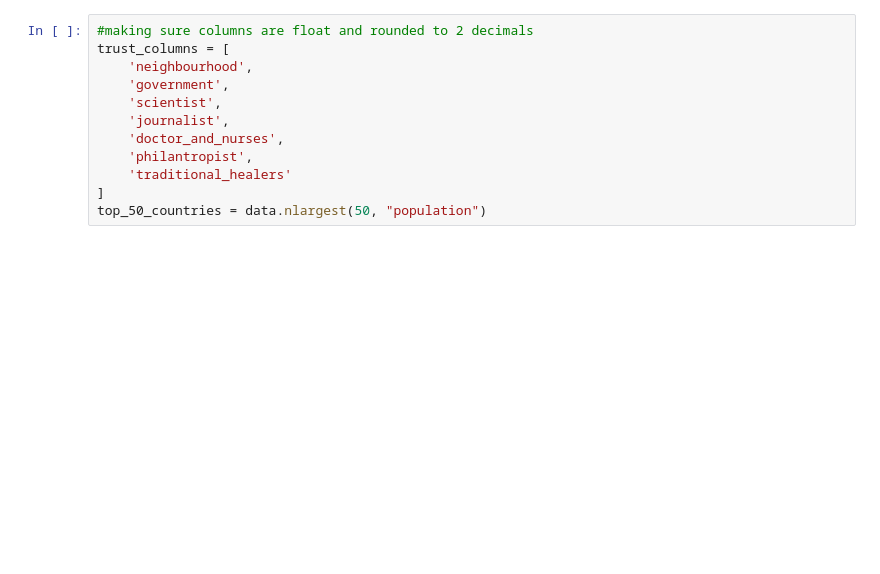
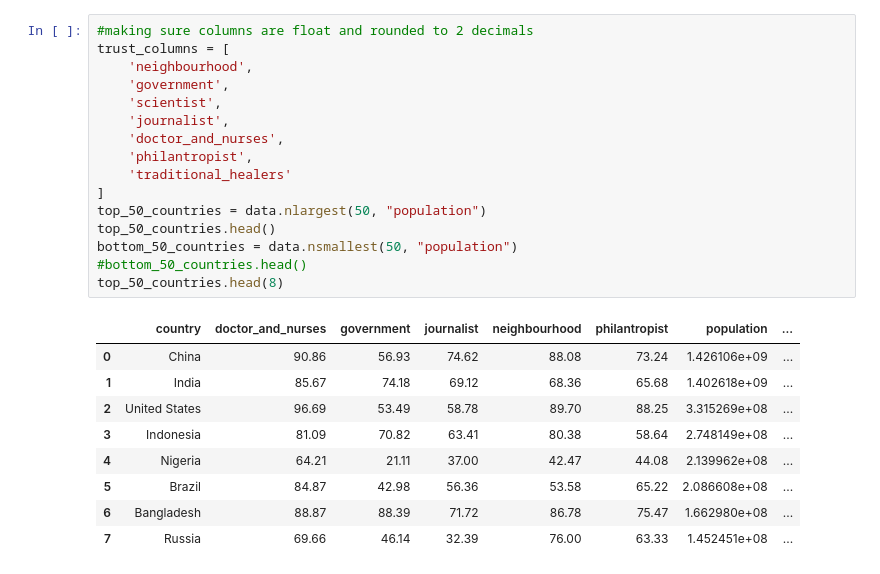
Before and after one commit to ethanshipman/Project-3-Group-3, a Jupyter notebook: Jupyter_Files/Seth_C.ipynb, the cells around one changed output. Saved outputs shown, nothing was run; the diff lists cells and outputs as text; blank space fills up the shorter version.

```diff
--- a/Jupyter_Files/Seth_C.ipynb
+++ b/Jupyter_Files/Seth_C.ipynb
@@ -17,15 +32,29 @@ print(data.head())
 # %%
 #making sure columns are float and rounded to 2 decimals
 trust_columns = [
     'neighbourhood',
     'government',
     'scientist',
     'journalist',
     'doctor_and_nurses',
     'philantropist',
     'traditional_healers'
 ]
 top_50_countries = data.nlargest(50, "population")
+top_50_countries.head()
+bottom_50_countries = data.nsmallest(50, "population")
+#bottom_50_countries.head()
+top_50_countries.head(8)
+# %% [output]
+|  | country | doctor_and_nurses | government | journalist | neighbourhood | philantropist | population | ... |
+| 0 | China | 90.86 | 56.93 | 74.62 | 88.08 | 73.24 | 1.426106e+09 | ... |
+| 1 | India | 85.67 | 74.18 | 69.12 | 68.36 | 65.68 | 1.402618e+09 | ... |
+| 2 | United States | 96.69 | 53.49 | 58.78 | 89.70 | 88.25 | 3.315269e+08 | ... |
+| 3 | Indonesia | 81.09 | 70.82 | 63.41 | 80.38 | 58.64 | 2.748149e+08 | ... |
+| 4 | Nigeria | 64.21 | 21.11 | 37.00 | 42.47 | 44.08 | 2.139962e+08 | ... |
+| 5 | Brazil | 84.87 | 42.98 | 56.36 | 53.58 | 65.22 | 2.086608e+08 | ... |
+| 6 | Bangladesh | 88.87 | 88.39 | 71.72 | 86.78 | 75.47 | 1.662980e+08 | ... |
+| 7 | Russia | 69.66 | 46.14 | 32.39 | 76.00 | 63.33 | 1.452451e+08 | ... |
 # %%
 # Reshape the data for visualization
 melted_data = top_50_countries.melt(
```
Also changed, not shown: parts of 4 cells of this notebook.
